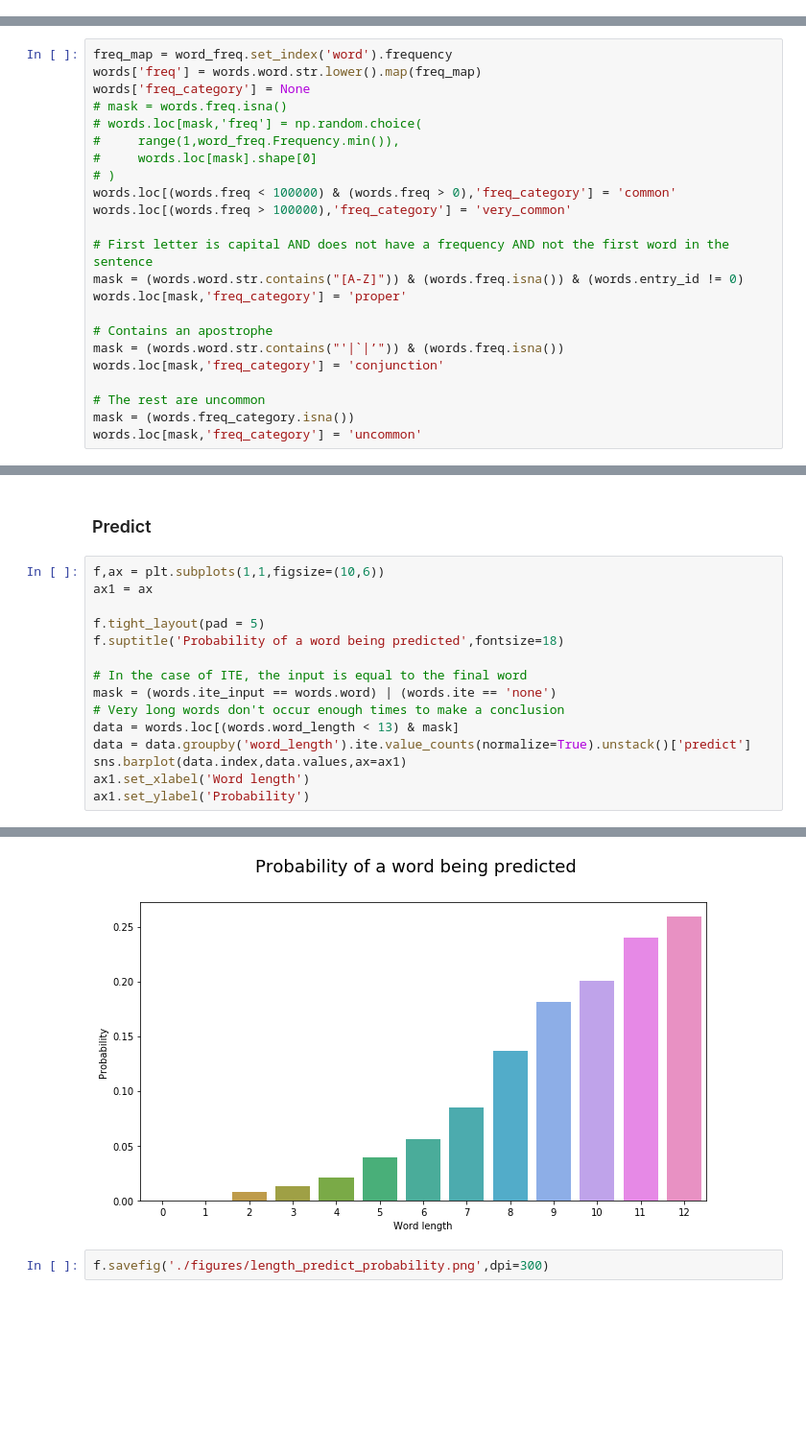
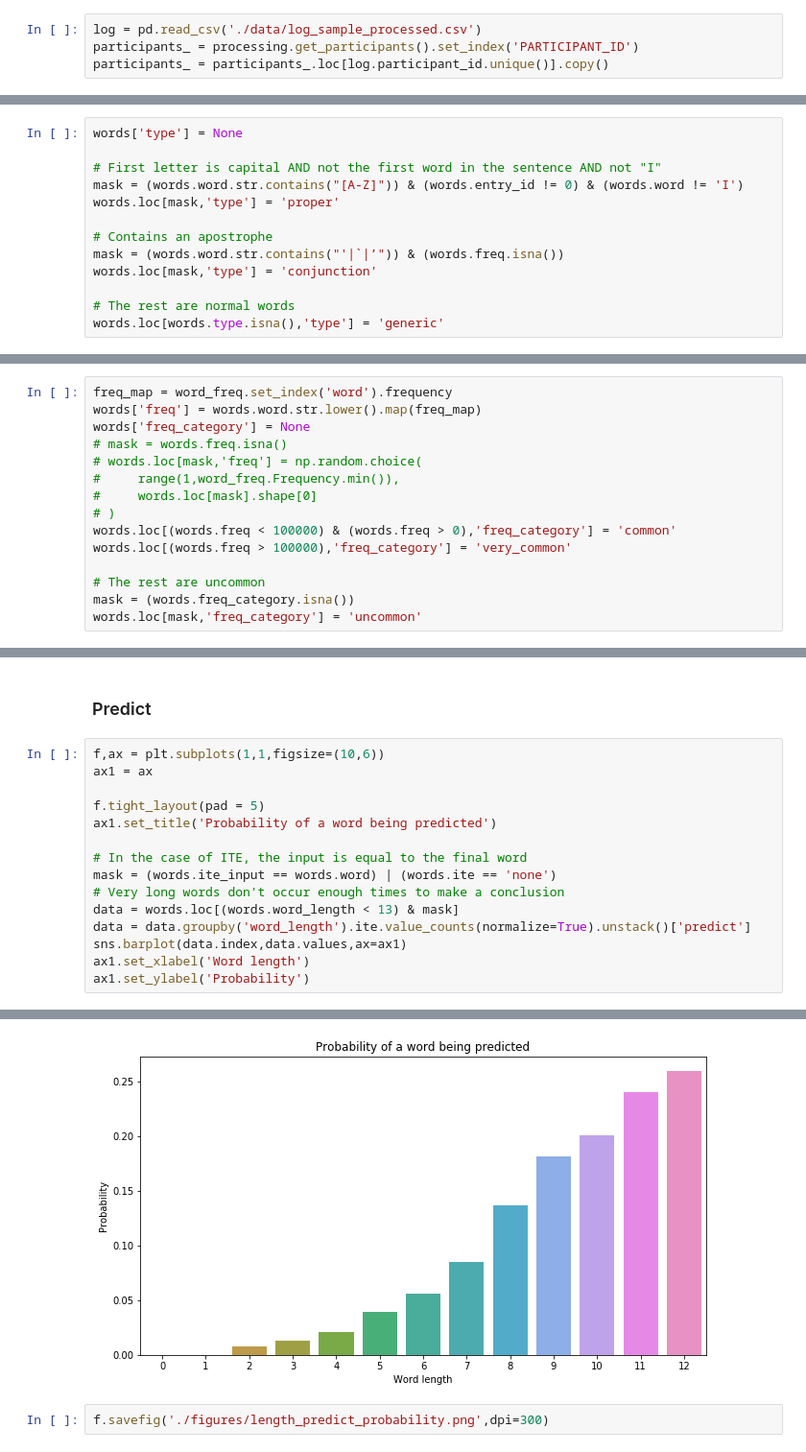
Before and after one commit to cashaddy/typing_automation, a Jupyter notebook: sandbox.ipynb, the cells around one changed output, grey strips where cells are left out. Shown at 96% size. Cells and saved outputs as stored; diff of their text form; blank space fills up the shorter version.

```diff
--- a/sandbox.ipynb
+++ b/sandbox.ipynb
@@ -68,3 +68,7 @@ log = log.loc[~log.participant_id.isin(participants_swipe)].copy()
 participants_ = participants_.loc[log.participant_id.unique()].copy()
 # %%
 log.to_csv('./data/log_sample_processed.csv',index=False)
+# %%
+log = pd.read_csv('./data/log_sample_processed.csv')
+participants_ = processing.get_participants().set_index('PARTICIPANT_ID')
+participants_ = participants_.loc[log.participant_id.unique()].copy()
@@ -204,3 +212,16 @@ Wall time: 11.1 s
+# %%
+words['type'] = None
+
+# First letter is capital AND not the first word in the sentence AND not "I"
+mask = (words.word.str.contains("[A-Z]")) & (words.entry_id != 0) & (words.word != 'I')
+words.loc[mask,'type'] = 'proper'
+
+# Contains an apostrophe
+mask = (words.word.str.contains("'|`|’")) & (words.freq.isna())
+words.loc[mask,'type'] = 'conjunction'
+
+# The rest are normal words
+words.loc[words.type.isna(),'type'] = 'generic'
 # %%
 words.ite.value_counts(normalize=True)
 # %% [output]
@@ -239,14 +260,6 @@ words['freq_category'] = None
 words.loc[(words.freq < 100000) & (words.freq > 0),'freq_category'] = 'common'
 words.loc[(words.freq > 100000),'freq_category'] = 'very_common'
 
-# First letter is capital AND does not have a frequency AND not the first word in the sentence
-mask = (words.word.str.contains("[A-Z]")) & (words.freq.isna()) & (words.entry_id != 0)
-words.loc[mask,'freq_category'] = 'proper'
-
-# Contains an apostrophe
-mask = (words.word.str.contains("'|`|’")) & (words.freq.isna())
-words.loc[mask,'freq_category'] = 'conjunction'
-
 # The rest are uncommon
 mask = (words.freq_category.isna())
 words.loc[mask,'freq_category'] = 'uncommon'
@@ -443,21 +458,21 @@ sns.barplot(data.index,data.values,ax=ax5)
 # %%
 f,ax = plt.subplots(1,1,figsize=(10,6))
 ax1 = ax
 
 f.tight_layout(pad = 5)
-f.suptitle('Probability of a word being predicted',fontsize=18)
+ax1.set_title('Probability of a word being predicted')
 
 # In the case of ITE, the input is equal to the final word
 mask = (words.ite_input == words.word) | (words.ite == 'none')
 # Very long words don't occur enough times to make a conclusion
 data = words.loc[(words.word_length < 13) & mask]
 data = data.groupby('word_length').ite.value_counts(normalize=True).unstack()['predict']
 sns.barplot(data.index,data.values,ax=ax1)
 ax1.set_xlabel('Word length')
 ax1.set_ylabel('Probability')
 # %% [output]
 Text(63.125,0.5,'Probability')
-[figure, old version]
+[figure, new version]
 # %%
 f.savefig('./figures/length_predict_probability.png',dpi=300)
 # %%
```
Also changed, not shown: parts of 21 cells of this notebook.
